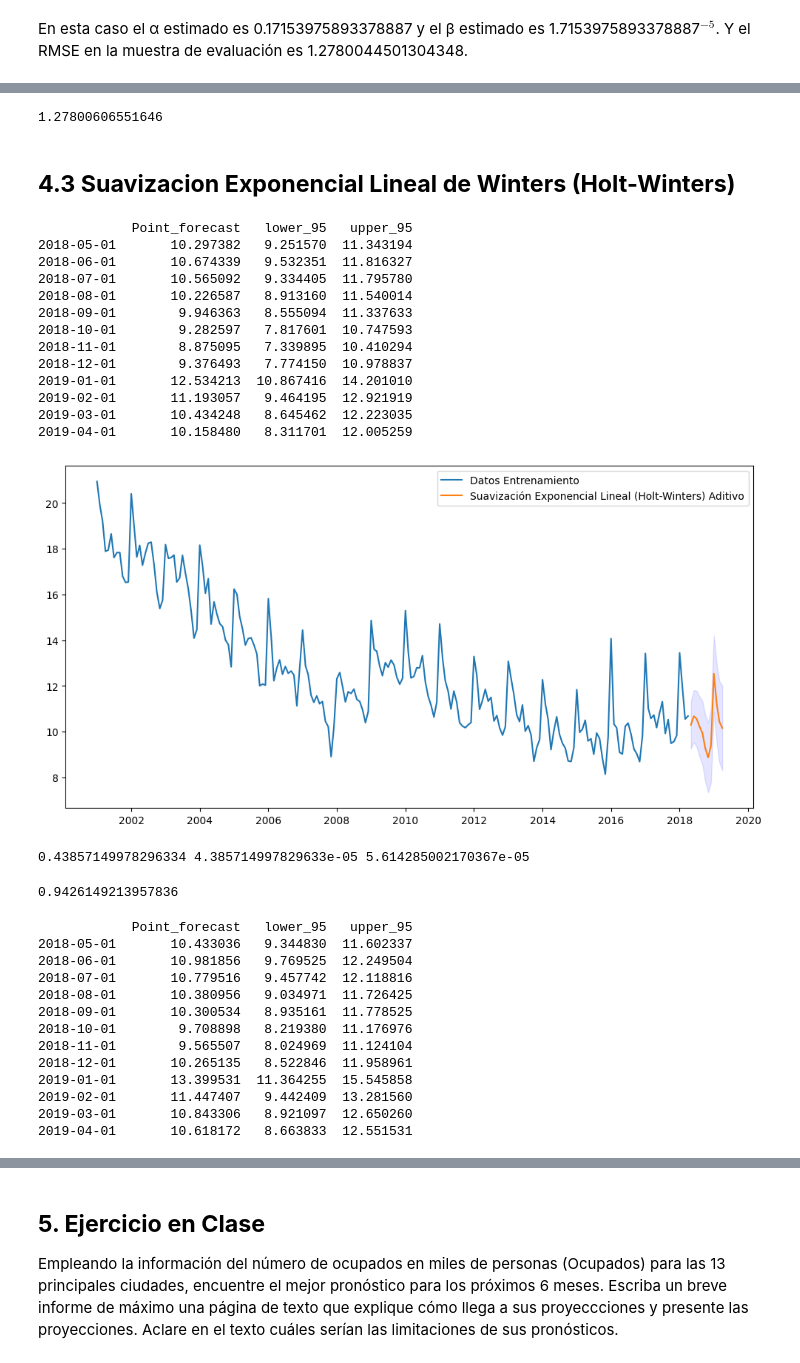
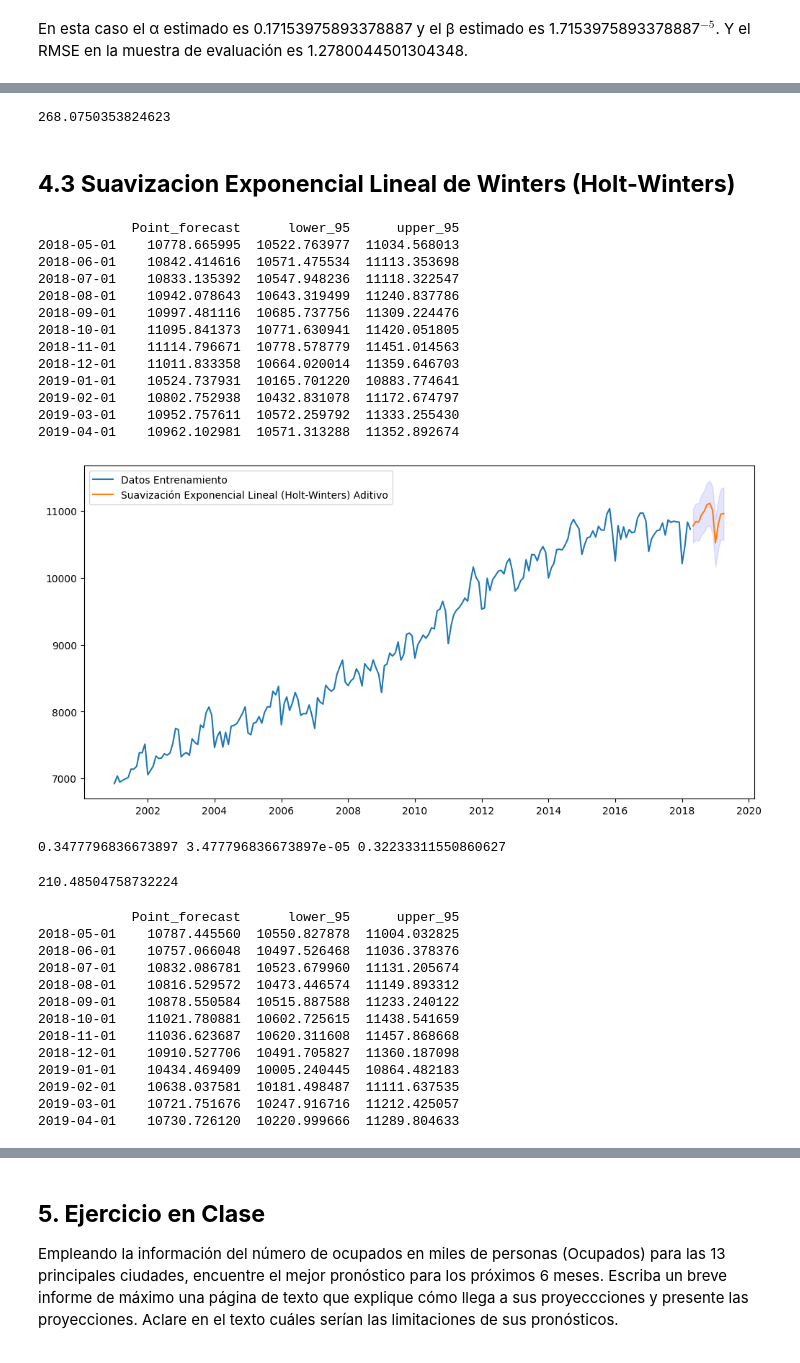
Before and after one commit to ajapontes/FDA_2_Taller_1, a Jupyter notebook: Pronostico Ocupados.ipynb, the cells around one changed output, grey strips where cells are left out. Saved outputs shown, nothing was run; the diff lists cells and outputs as text; code cells hidden in the pictures.

```diff
--- a/Pronostico Ocupados.ipynb
+++ b/Pronostico Ocupados.ipynb
@@ -106,12 +104,12 @@ plt.show()
 Antes de continuar es importante guardar una parte de la muestra para evaluar el comportamiento de los modelos por fuera de muestra (out-of-sample). Guardemos un año de datos.
 # %%
 train_len = 208
-train_td = data[["TD_13ciudades"]][:train_len]
-test_td = data[["TD_13ciudades"]][train_len:]
+train_Ocupados = data[["Ocupados"]][:train_len]
+test_Ocupados = data[["Ocupados"]][train_len:]
 
 fig = plt.figure(figsize=(12, 6))
-plt.plot(train_td,label="Datos Entrenamiento")
-plt.plot(test_td,label="Datos de Prueba")
+plt.plot(train_Ocupados,label="Datos Entrenamiento")
+plt.plot(test_Ocupados,label="Datos de Prueba")
 plt.legend()
 plt.show()
 # %% [output]
@@ -316,13 +314,13 @@ print(ets_result.alpha,ets_result.beta)
 # %%
-rmse_holt = np.sqrt(mean_squared_error(test_td,preds_holt['Point_forecast']))
+rmse_holt = np.sqrt(mean_squared_error(test_Ocupados,preds_holt['Point_forecast']))
 print(rmse_holt)
 # %% [output]
-1.27800606551646
+268.0750353824623
 # %% [markdown]
 ## **4.3 Suavizacion Exponencial Lineal de Winters (Holt-Winters)**
 # %%
 # Build model
-ets_model = ETSModel(endog=train_td["TD_13ciudades"],error="add",trend="add",seasonal="add" )
+ets_model = ETSModel(endog=train_Ocupados["Ocupados"],error="add",trend="add",seasonal="add" )
 ets_result = ets_model.fit()
 
 point_forecast=ets_result.forecast(12)
@@ -338,40 +336,40 @@ preds_hw_add = pd.concat([limits, conf_forecast], axis = 1)
 preds_hw_add.columns = ['Point_forecast', 'lower_95', 'upper_95']
 print(preds_hw_add)
 # %% [output]
-            Point_forecast   lower_95   upper_95
-2018-05-01       10.297382   9.251570  11.343194
-2018-06-01       10.674339   9.532351  11.816327
-2018-07-01       10.565092   9.334405  11.795780
-2018-08-01       10.226587   8.913160  11.540014
-2018-09-01        9.946363   8.555094  11.337633
-2018-10-01        9.282597   7.817601  10.747593
-2018-11-01        8.875095   7.339895  10.410294
-2018-12-01        9.376493   7.774150  10.978837
-2019-01-01       12.534213  10.867416  14.201010
-2019-02-01       11.193057   9.464195  12.921919
-2019-03-01       10.434248   8.645462  12.223035
-2019-04-01       10.158480   8.311701  12.005259
+            Point_forecast      lower_95      upper_95
+2018-05-01    10778.665995  10522.763977  11034.568013
+2018-06-01    10842.414616  10571.475534  11113.353698
+2018-07-01    10833.135392  10547.948236  11118.322547
+2018-08-01    10942.078643  10643.319499  11240.837786
+2018-09-01    10997.481116  10685.737756  11309.224476
+2018-10-01    11095.841373  10771.630941  11420.051805
+2018-11-01    11114.796671  10778.578779  11451.014563
+2018-12-01    11011.833358  10664.020014  11359.646703
+2019-01-01    10524.737931  10165.701220  10883.774641
+2019-02-01    10802.752938  10432.831078  11172.674797
+2019-03-01    10952.757611  10572.259792  11333.255430
+2019-04-01    10962.102981  10571.313288  11352.892674
 # %%
 fig = plt.figure(figsize=(12, 6))
-plt.plot(train_td,label="Datos Entrenamiento")
+plt.plot(train_Ocupados,label="Datos Entrenamiento")
 plt.plot(preds_hw_add['Point_forecast'],label="Suavización Exponencial Lineal (Holt-Winters) Aditivo")
 plt.fill_between(preds_hw_add.index ,preds_hw_add['lower_95'], preds_hw_add['upper_95'], color='blue', alpha=0.1)
 plt.legend()
 plt.show()
 # %% [output]
-[figure, old version]
+[figure, new version]
 # %%
 print(ets_result.alpha,ets_result.beta,ets_result.gamma)
 # %% [output]
-0.43857149978296334 4.385714997829633e-05 5.614285002170367e-05
+0.3477796836673897 3.477796836673897e-05 0.32233311550860627
 # %%
-rmse_hw_add = np.sqrt(mean_squared_error(test_td,preds_hw_add['Point_forecast']))
+rmse_hw_add = np.sqrt(mean_squared_error(test_Ocupados,preds_hw_add['Point_forecast']))
 print(rmse_hw_add)
 # %% [output]
-0.9426149213957836
+210.48504758732224
 # %%
 # Build model.
-ets_model = ETSModel(endog=train_td["TD_13ciudades"],error="add",trend=None,seasonal="mul" , )
+ets_model = ETSModel(endog=train_Ocupados["Ocupados"],error="add",trend=None,seasonal="mul" , )
 ets_result = ets_model.fit()
 
 point_forecast=ets_result.forecast(12)
@@ -387,18 +385,18 @@ preds_hw_mul = pd.concat([limits, conf_forecast], axis = 1)
 preds_hw_mul.columns = ['Point_forecast', 'lower_95', 'upper_95']
 print(preds_hw_mul)
 # %% [output]
-            Point_forecast   lower_95   upper_95
-2018-05-01       10.433036   9.344830  11.602337
-2018-06-01       10.981856   9.769525  12.249504
-2018-07-01       10.779516   9.457742  12.118816
-2018-08-01       10.380956   9.034971  11.726425
-2018-09-01       10.300534   8.935161  11.778525
-2018-10-01        9.708898   8.219380  11.176976
-2018-11-01        9.565507   8.024969  11.124104
-2018-12-01       10.265135   8.522846  11.958961
-2019-01-01       13.399531  11.364255  15.545858
-2019-02-01       11.447407   9.442409  13.281560
-2019-03-01       10.843306   8.921097  12.650260
-2019-04-01       10.618172   8.663833  12.551531
+            Point_forecast      lower_95      upper_95
+2018-05-01    10787.445560  10550.827878  11004.032825
+2018-06-01    10757.066048  10497.526468  11036.378376
+2018-07-01    10832.086781  10523.679960  11131.205674
+2018-08-01    10816.529572  10473.446574  11149.893312
+2018-09-01    10878.550584  10515.887588  11233.240122
+2018-10-01    11021.780881  10602.725615  11438.541659
+2018-11-01    11036.623687  10620.311608  11457.868668
+2018-12-01    10910.527706  10491.705827  11360.187098
+2019-01-01    10434.469409  10005.240445  10864.482183
+2019-02-01    10638.037581  10181.498487  11111.637535
+2019-03-01    10721.751676  10247.916716  11212.425057
+2019-04-01    10730.726120  10220.999666  11289.804633
 # %%
 fig = plt.figure(figsize=(12, 6))
```
Also changed, not shown: parts of 26 cells of this notebook.
